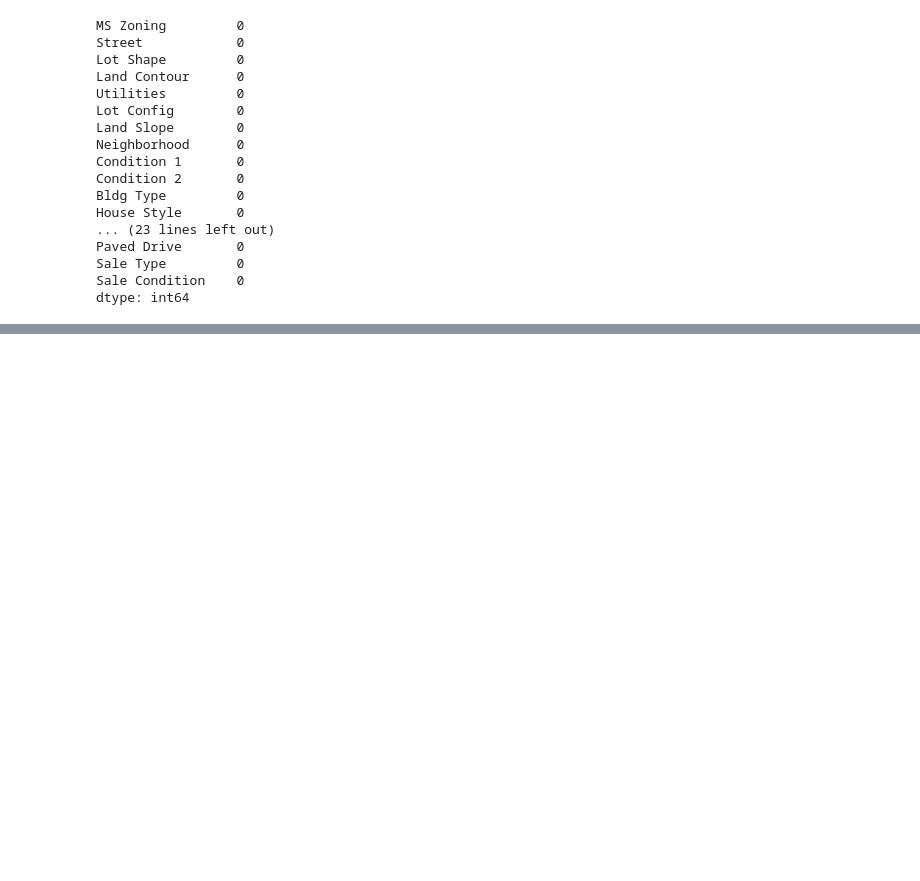
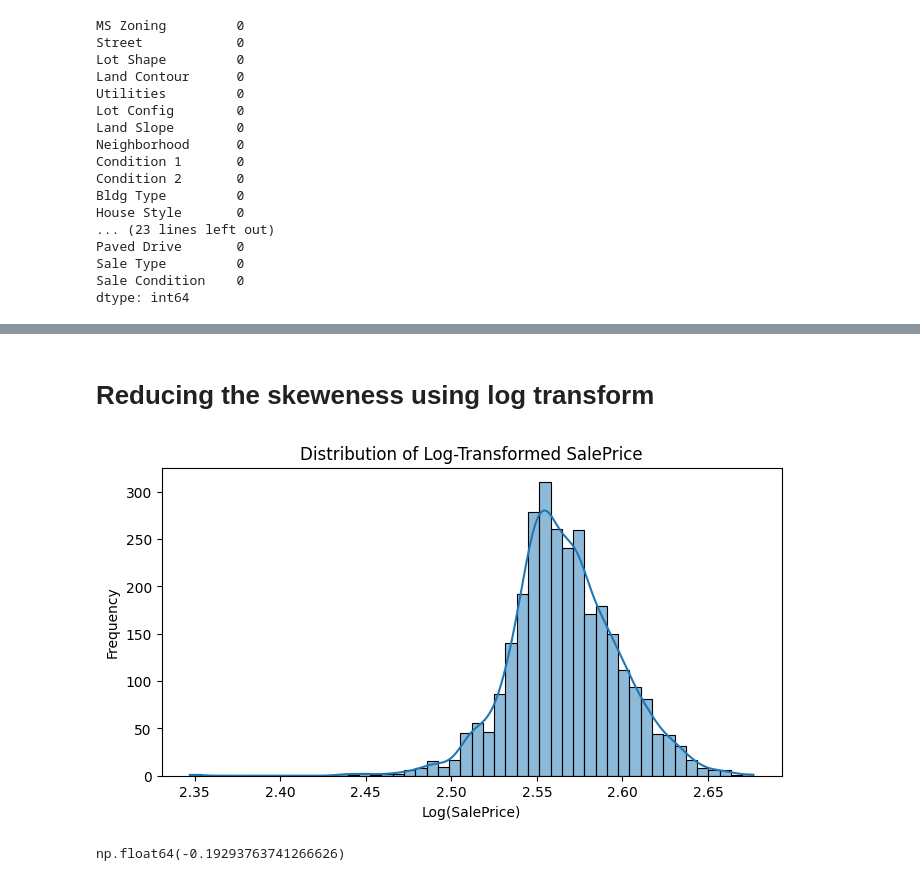
Before and after one commit to codebynishhhi/house_price_prediction, a Jupyter notebook: notebooks/exploration.ipynb, the cells around one changed output, grey strips where cells are left out. Cells and saved outputs as stored; diff of their text form; code cells hidden in the pictures; blank space fills up the shorter version.

```diff
--- a/notebooks/exploration.ipynb
+++ b/notebooks/exploration.ipynb
@@ -633,0 +647,20 @@ dtype: int64
+# %% [markdown]
+# Reducing the skeweness using log transform
+# %%
+# applying log transform to reduce skewness
+df['SalePrice_log'] = np.log1p(df['SalePrice'])  # log(1 + x) to avoid log(0)
+# %%
+# plotting the distribution after log transform
+plt.figure(figsize=(8,4))
+sns.histplot(df['SalePrice_log'], kde=True, bins=50)
+plt.title('Distribution of Log-Transformed SalePrice')
+plt.xlabel('Log(SalePrice)')
+plt.ylabel('Frequency')
+plt.show()
+# %% [output]
+[figure, added]
+# %%
+# checking skewness after log transform
+df['SalePrice_log'].skew()
+# %% [output]
+np.float64(-0.19293763741266626)
```
Also changed, not shown: parts of 9 cells of this notebook.
